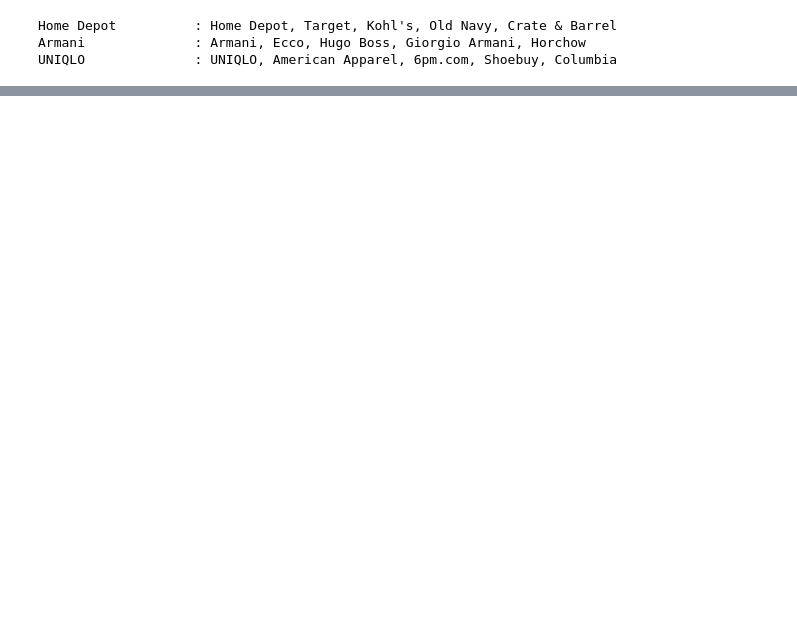
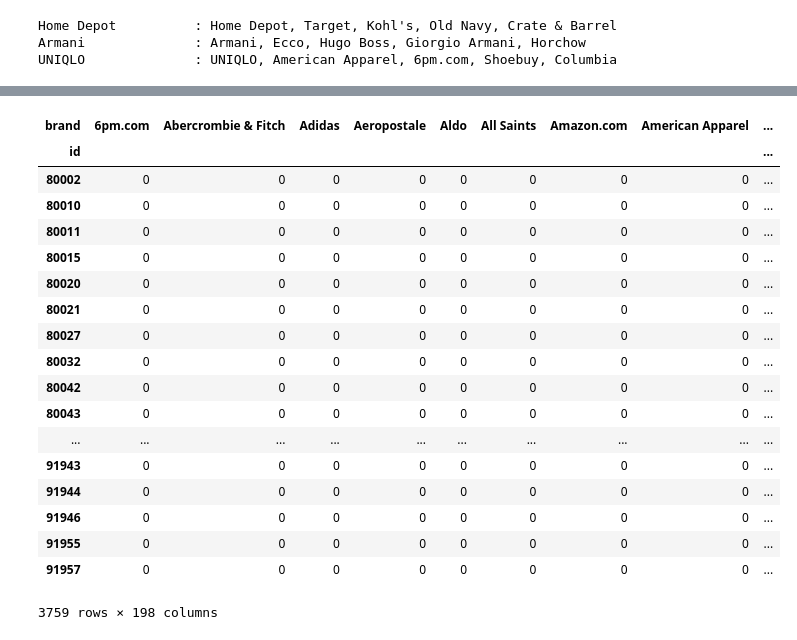
Before and after one commit to rubennaeff/GADS23, a Jupyter notebook: 17_recommendations/who_to_follow_exercise_in_class.ipynb, the cells around one changed output, grey strips where cells are left out. Cells and saved outputs as stored; diff of their text form; code cells hidden in the pictures; blank space fills up the shorter version.

```diff
--- a/17_recommendations/who_to_follow_exercise_in_class.ipynb
+++ b/17_recommendations/who_to_follow_exercise_in_class.ipynb
@@ -156,0 +263,22 @@ UNIQLO              : UNIQLO, American Apparel, 6pm.com, Shoebuy, Columbia
+# %%
+M
+# %% [output]
+| brand | 6pm.com | Abercrombie & Fitch | Adidas | Aeropostale | Aldo | All Saints | Amazon.com | American Apparel | ... |
+| id |  |  |  |  |  |  |  |  | ... |
+| 80002 | 0 | 0 | 0 | 0 | 0 | 0 | 0 | 0 | ... |
+| 80010 | 0 | 0 | 0 | 0 | 0 | 0 | 0 | 0 | ... |
+| 80011 | 0 | 0 | 0 | 0 | 0 | 0 | 0 | 0 | ... |
+| 80015 | 0 | 0 | 0 | 0 | 0 | 0 | 0 | 0 | ... |
+| 80020 | 0 | 0 | 0 | 0 | 0 | 0 | 0 | 0 | ... |
+| 80021 | 0 | 0 | 0 | 0 | 0 | 0 | 0 | 0 | ... |
+| 80027 | 0 | 0 | 0 | 0 | 0 | 0 | 0 | 0 | ... |
+| 80032 | 0 | 0 | 0 | 0 | 0 | 0 | 0 | 0 | ... |
+| 80042 | 0 | 0 | 0 | 0 | 0 | 0 | 0 | 0 | ... |
+| 80043 | 0 | 0 | 0 | 0 | 0 | 0 | 0 | 0 | ... |
+| ... | ... | ... | ... | ... | ... | ... | ... | ... | ... |
+| 91943 | 0 | 0 | 0 | 0 | 0 | 0 | 0 | 0 | ... |
+| 91944 | 0 | 0 | 0 | 0 | 0 | 0 | 0 | 0 | ... |
+| 91946 | 0 | 0 | 0 | 0 | 0 | 0 | 0 | 0 | ... |
+| 91955 | 0 | 0 | 0 | 0 | 0 | 0 | 0 | 0 | ... |
+| 91957 | 0 | 0 | 0 | 0 | 0 | 0 | 0 | 0 | ... |
+3759 rows × 198 columns
```
Also changed, not shown: parts of 12 cells of this notebook.
